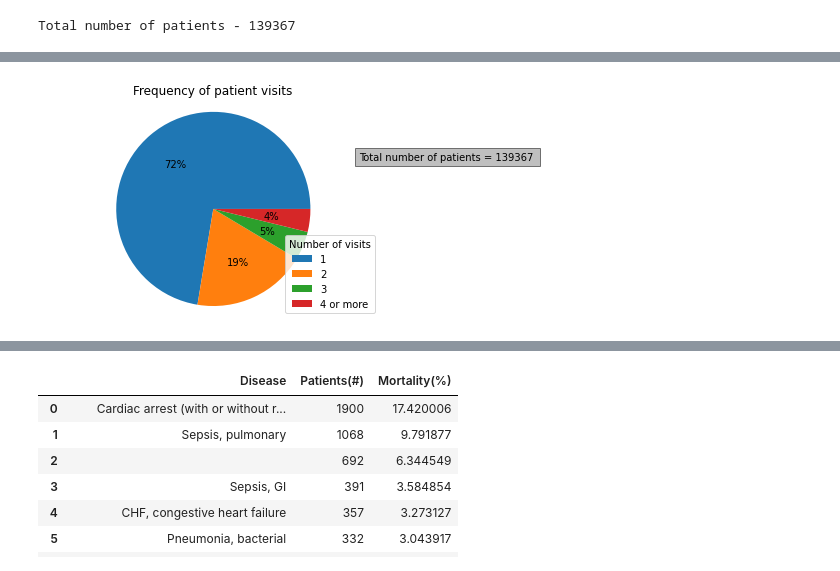
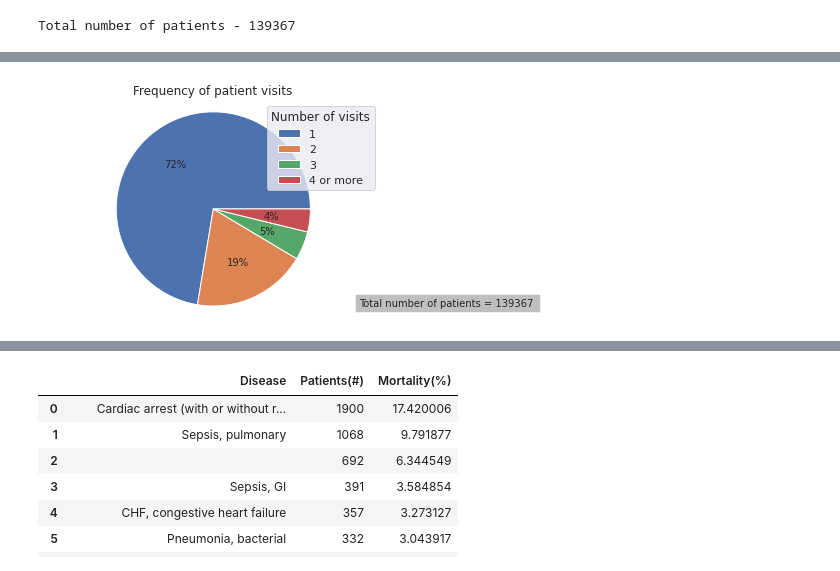
Before and after one commit to sumaiya08/clinical-decision-support, a Jupyter notebook: Plots.ipynb, the cells around one changed output, grey strips where cells are left out. Drawn from its saved outputs; the diff is of its cells as text; code cells hidden in the pictures.

```diff
--- a/Plots.ipynb
+++ b/Plots.ipynb
@@ -6,6 +6,7 @@ import numpy as np
 import pandas as pd
 import matplotlib.pyplot as plt
 import seaborn as sns
+sns.set()
 
 # Access data using Google BigQuery.
 from google.colab import auth
@@ -35,18 +39,18 @@ Visualising the frequency of admission of patients to the hospital:
 # %%
 a=freq.numvisit[freq.numvisit==1].count()
 b=freq.numvisit[freq.numvisit==2].count()
 c=freq.numvisit[freq.numvisit==3].count()
 d=freq.numvisit[freq.numvisit>=4].count()
 visits = [a,b,c,d]
 
 
 labels = '1','2','3','4 or more'
 plt.pie(visits,autopct='%1.0f%%')
 plt.title('Frequency of patient visits')
-plt.legend(labels,title='Number of visits', loc ="lower right")
-plt.text(1.5,0.5,'Total number of patients = 139367 ',bbox=dict(facecolor='grey',alpha=0.5))
+plt.legend(labels,title='Number of visits', loc ="best")
+plt.text(1.5,-1.0,'Total number of patients = 139367 ',bbox=dict(facecolor='grey',alpha=0.5))
 plt.axis('equal')
 plt.show()
 # %% [output]
-[figure, old version]
+[figure, new version]
 # %% [markdown]
```
Also changed, not shown: parts of 61 cells of this notebook.
